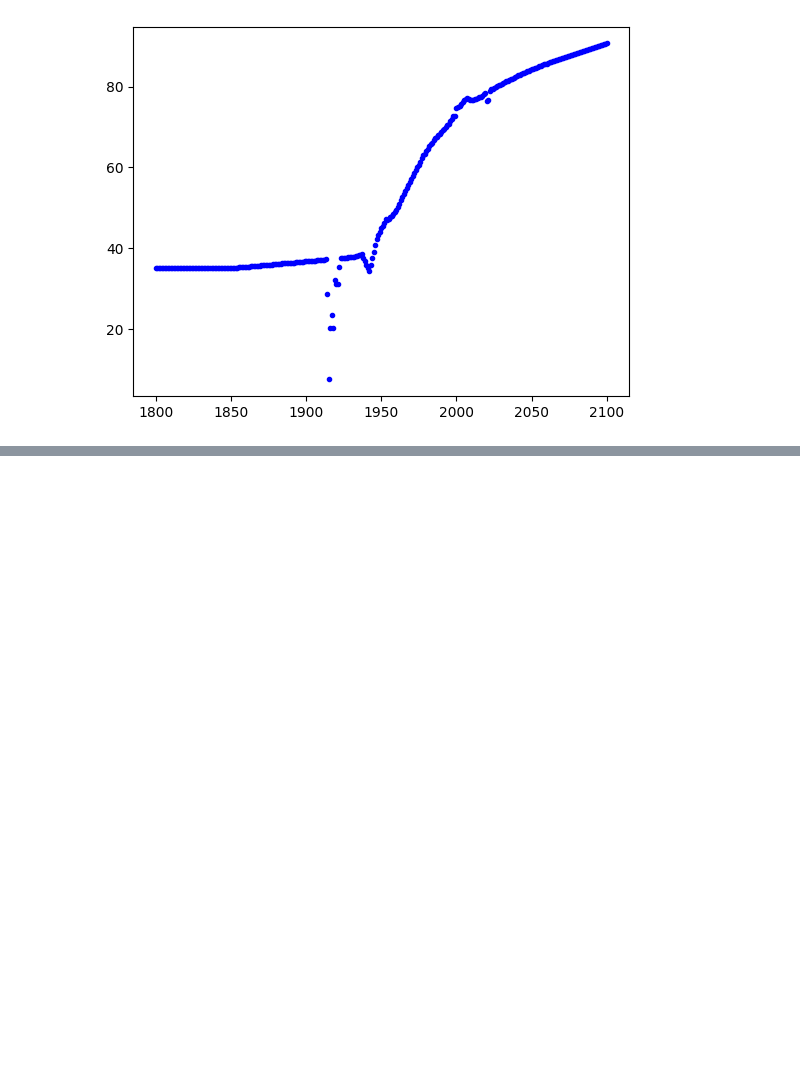
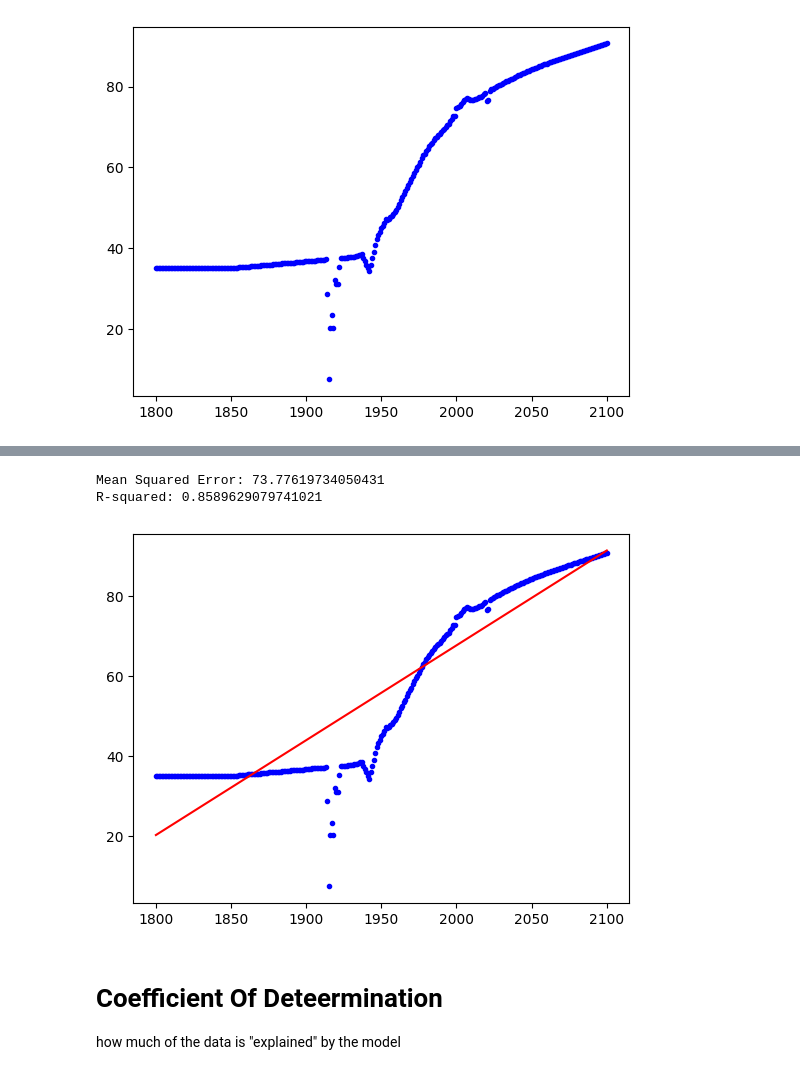
Before and after one commit to Aliyamkamila/Data-Science-Intermediate, a Jupyter notebook: Linear_Regresssion_End_to_End.ipynb, the cells around one changed output, grey strips where cells are left out. Cells and saved outputs as stored; diff of their text form; code cells hidden in the pictures; blank space fills up the shorter version.

```diff
--- a/Linear_Regresssion_End_to_End.ipynb
+++ b/Linear_Regresssion_End_to_End.ipynb
@@ -126,3 +126,8 @@ plt.plot(years, us_life_expectancy, 'b.')
 plt.show()
 # %% [output]
 [figure]
+# %%
+df = pd.DataFrame()
+df['Years'] = years
+df['Life Expectancy'] = us_life_expectancy
+df.head()
@@ -129,3 +141,13 @@ plt.show()
 # %%
 # Training : Model latihan
 # Testing : Ujian
+# %%
+from sklearn.model_selection import train_test_split
+
+x = df['Years'] #Features
+y = df['Life Expectancy'] #Target value
+
+x_train, x_test, y_train, y_test = train_test_split(x, y, test_size=0.2, random_state=42)
+
+#100data poin
+#test_size==0.2, 80% data training, 20%  data testing
@@ -131,0 +202,10 @@ plt.show()
+# %%
+from sklearn.linear_model import LinearRegression
+
+model = LinearRegression()
+
+# .fit() : latihan
+# .predict() : ujian
+
+# Reshape x_train to a 2D array using reshape(-1, 1)
+model.fit(x_train.values.reshape(-1, 1), y_train)
@@ -131,0 +262,27 @@ plt.show()
+# %%
+from sklearn.metrics import mean_squared_error, r2_score
+
+mse = mean_squared_error(y_test, prediction)
+r2 = r2_score(y_test, prediction)
+
+print("Mean Squared Error:", mse)
+print("R-squared:", r2)
+# %% [output]
+Mean Squared Error: 73.77619734050431
+R-squared: 0.8589629079741021
+# %%
+import matplotlib.pyplot as plt
+
+x_line = [[df['Years'].min()], [df['Years'].max()]]
+y_line = model.predict(x_line)
+
+plt.plot(df['Years'], df['Life Expectancy'], 'b.')
+plt.plot(x_line, y_line, 'r-')
+plt.show()
+# %% [output]
+[figure, added]
+# %% [markdown]
+
+# Coefficient Of Deteermination
+
+how much of the data is "explained" by the model
```
Also changed, not shown: parts of 11 cells of this notebook.
